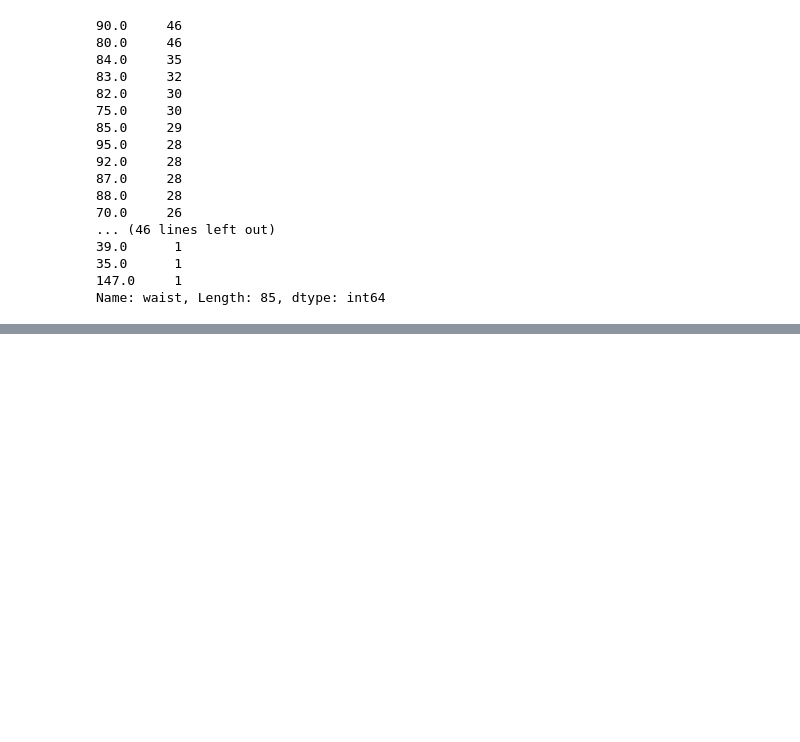
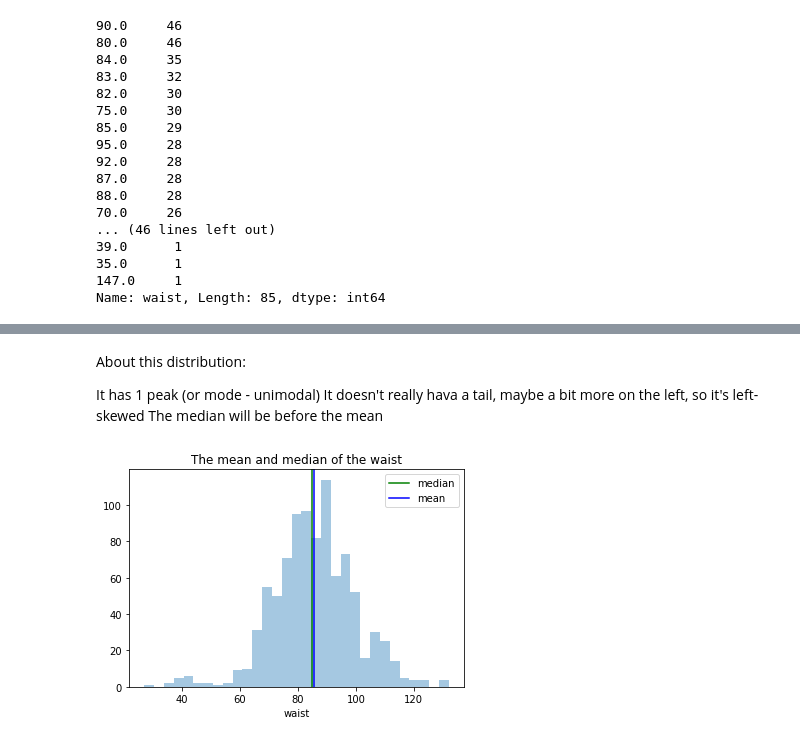
Before and after one commit to LotteMeijer2804/FML_Lotte_Meijer, a Jupyter notebook: assignment_1.ipynb, the cells around one changed output, grey strips where cells are left out. Cells and saved outputs as stored; diff of their text form; code cells hidden in the pictures; blank space fills up the shorter version.

```diff
--- a/assignment_1.ipynb
+++ b/assignment_1.ipynb
@@ -92,0 +95,18 @@ plt.show()
+# %% [markdown]
+About this distribution:
+
+It has 1 peak (or mode - unimodal)
+It doesn't really hava a tail, maybe a bit more on the left, so it's left-skewed
+The median will be before the mean
+# %%
+mean_waist = df["waist"].mean()
+median_waist = df["waist"].median()
+
+sns.distplot(waist_number, kde=False)
+plt.title('The mean and median of the waist')
+plt.axvline(median_waist, 0, 100, color='green', label='median') #This adds a vertical line at x-position median_size, from y = 0 to y = 100
+plt.axvline(mean_waist, 0, 100, color='blue', label='mean')
+plt.legend() #This adds a legend. It works automatically because I've set the labels in the previous lines
+plt.show()
+# %% [output]
+[figure, added]
```
Also changed, not shown: parts of 4 cells of this notebook.
